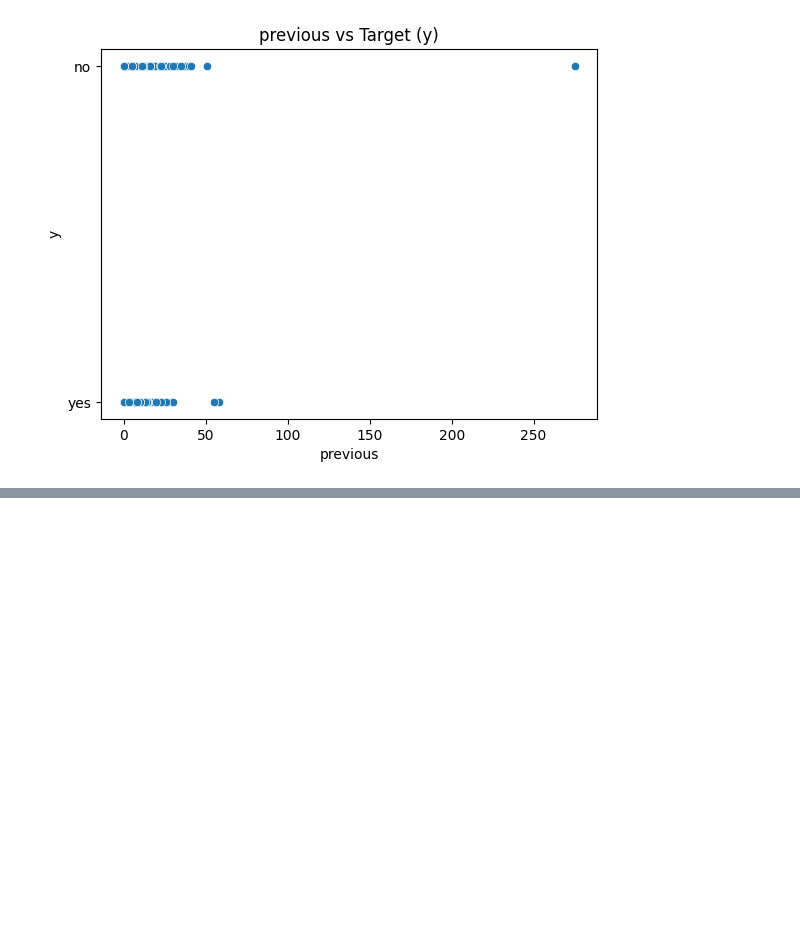
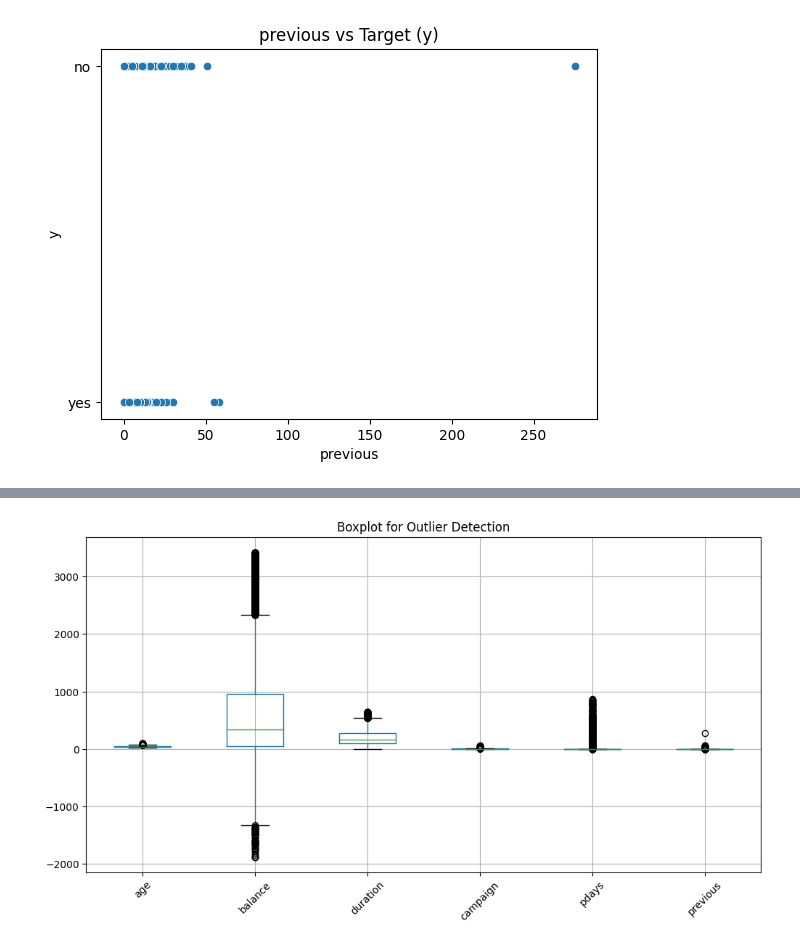
Before and after one commit to Janinduthenura/ML_coursework, a Jupyter notebook: file_explorore.ipynb, the cells around one changed output, grey strips where cells are left out. Drawn from its saved outputs; the diff is of its cells as text; code cells hidden in the pictures; blank space fills up the shorter version.

```diff
--- a/file_explorore.ipynb
+++ b/file_explorore.ipynb
@@ -254,0 +266,5 @@ See the caveats in the documentation: https://pandas.pydata.org/pandas-docs/stab
+# %%
+# Drop the contact column
+df_cleaned = df_cleaned.drop(columns=['contact'])
+
+print(df_cleaned)
@@ -254,0 +289,4 @@ See the caveats in the documentation: https://pandas.pydata.org/pandas-docs/stab
+# %%
+# Remove rows where 'education' is NaN
+df_cleaned = df_cleaned.dropna(subset=['education','job'])
+print(df_cleaned)
@@ -254,0 +311,5 @@ See the caveats in the documentation: https://pandas.pydata.org/pandas-docs/stab
+# %%
+df_cleaned['poutcome'] = df_cleaned['poutcome'].fillna('unknown')
+
+# Verify the change
+print(df_cleaned['poutcome'].value_counts())
@@ -696,0 +454,3 @@ weighted avg       0.88      0.90      0.89      8671
+# %%
+df_cleaned['y'] = y
+print(df_cleaned)
@@ -696,0 +477,15 @@ weighted avg       0.88      0.90      0.89      8671
+# %%
+import seaborn as sns
+import matplotlib.pyplot as plt
+
+# Select numerical columns
+numerical_columns = df_cleaned.select_dtypes(include=['int64', 'float64']).columns.tolist()
+
+# Create boxplots for all numerical columns
+plt.figure(figsize=(12, 6))
+df_cleaned[numerical_columns].boxplot()
+plt.xticks(rotation=45)
+plt.title("Boxplot for Outlier Detection")
+plt.show()
+# %% [output]
+[figure, added]
```
Also changed, not shown: parts of 59 cells of this notebook.
